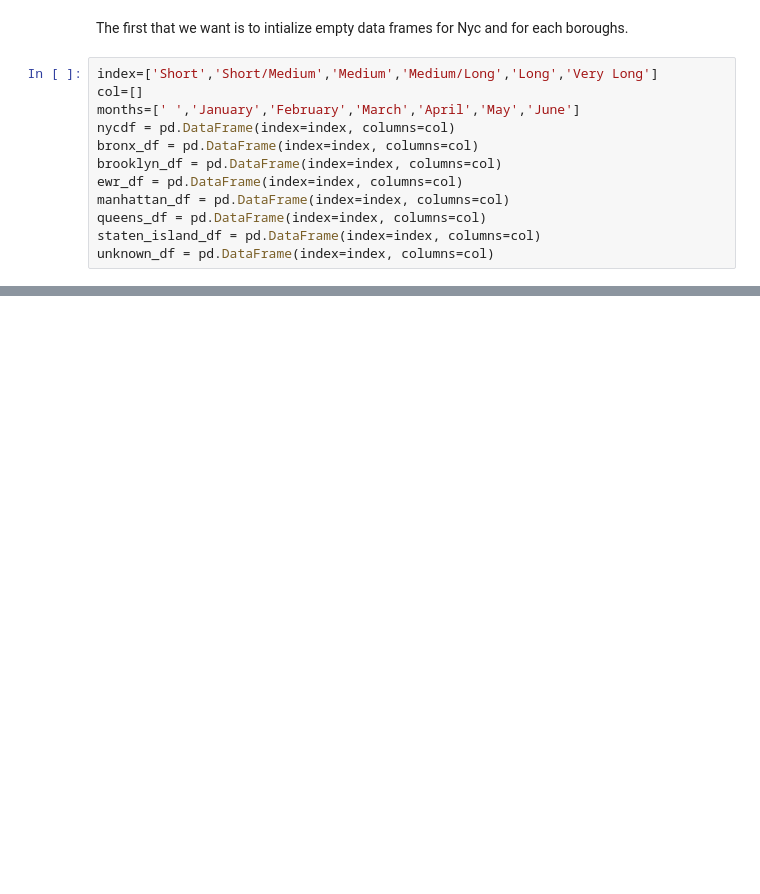
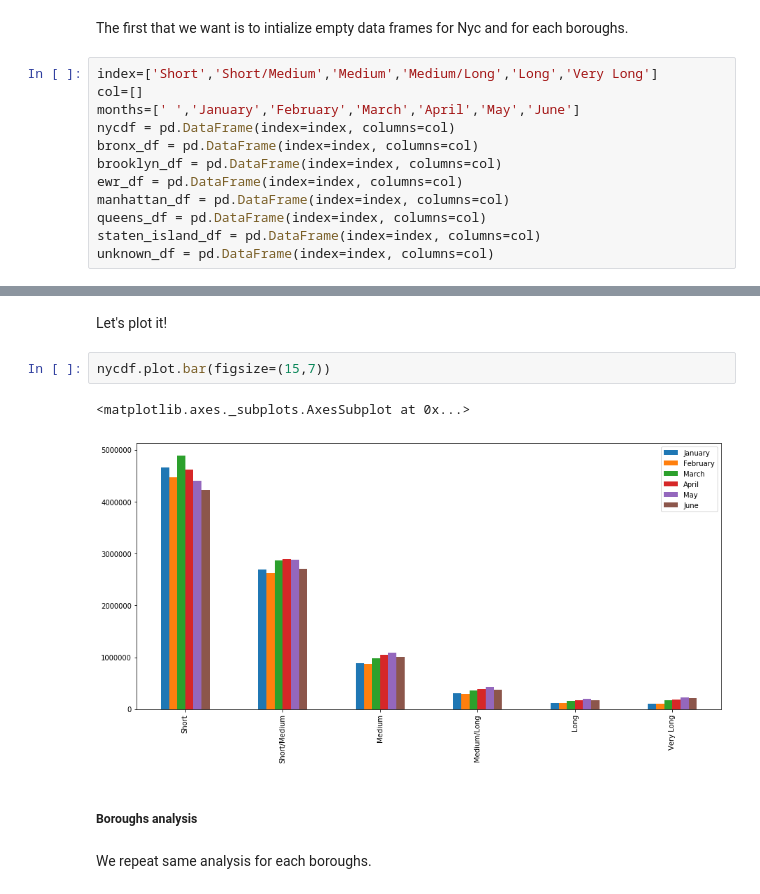
Before and after one commit to EgonFerri/ADM-HM2, a Jupyter notebook: HMW2_OFFICIALFILE.ipynb, the cells around one changed output, grey strips where cells are left out. Drawn from its saved outputs; the diff is of its cells as text; blank space fills up the shorter version.

```diff
--- a/HMW2_OFFICIALFILE.ipynb
+++ b/HMW2_OFFICIALFILE.ipynb
@@ -374,0 +442,11 @@ unknown_df = pd.DataFrame(index=index, columns=col)
+# %% [markdown]
+Let's plot it!
+# %%
+nycdf.plot.bar(figsize=(15,7))
+# %% [output]
+<matplotlib.axes._subplots.AxesSubplot at 0x...>
+[figure, added]
+# %% [markdown]
+##### Boroughs analysis
+# %% [markdown]
+We repeat same analysis for each boroughs.
```
Also changed, not shown: parts of 7 cells of this notebook.
